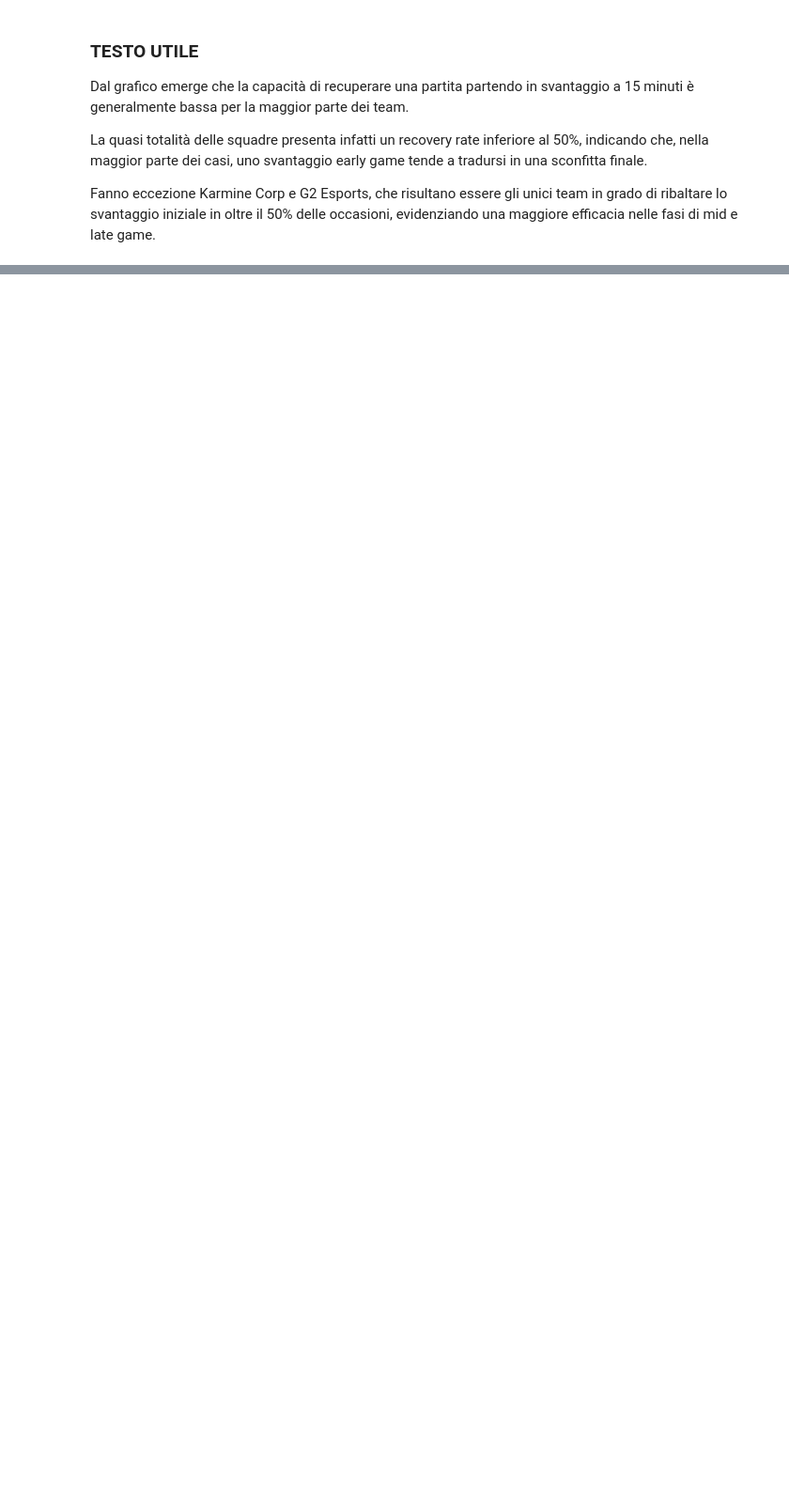
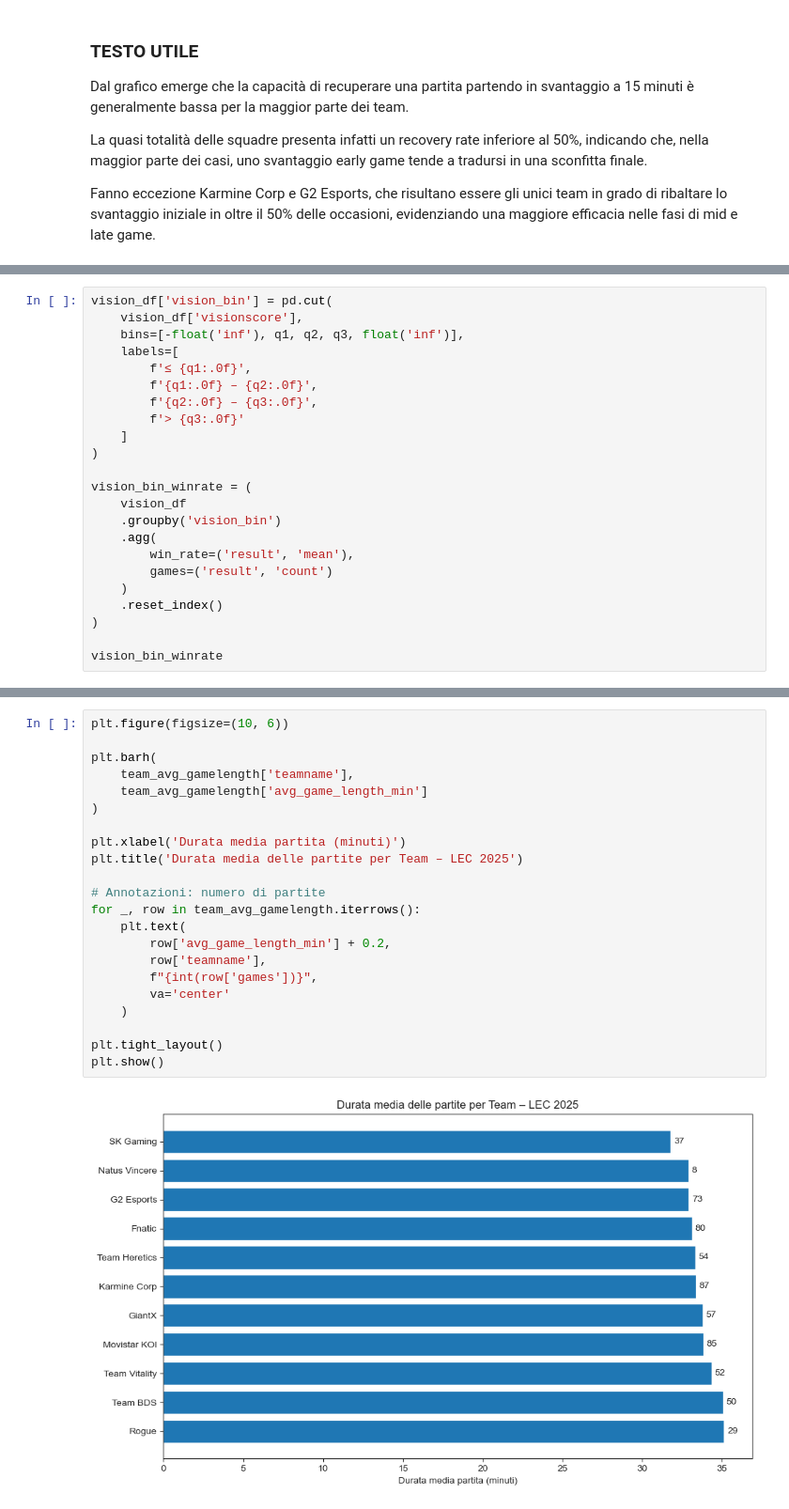
Before and after one commit to AnalystEca/G2-project-analysis, a Jupyter notebook: G2_analisi.ipynb, the cells around one changed output, grey strips where cells are left out. Shown at 94% size. Cells and saved outputs as stored; diff of their text form; blank space fills up the shorter version.

```diff
--- a/G2_analisi.ipynb
+++ b/G2_analisi.ipynb
@@ -1107,0 +1283,23 @@ Fanno eccezione Karmine Corp e G2 Esports, che risultano essere gli unici team i
+# %%
+vision_df['vision_bin'] = pd.cut(
+    vision_df['visionscore'],
+    bins=[-float('inf'), q1, q2, q3, float('inf')],
+    labels=[
+        f'≤ {q1:.0f}',
+        f'{q1:.0f} – {q2:.0f}',
+        f'{q2:.0f} – {q3:.0f}',
+        f'> {q3:.0f}'
+    ]
+)
+
+vision_bin_winrate = (
+    vision_df
+    .groupby('vision_bin')
+    .agg(
+        win_rate=('result', 'mean'),
+        games=('result', 'count')
+    )
+    .reset_index()
+)
+
+vision_bin_winrate
@@ -1107,0 +1387,24 @@ Fanno eccezione Karmine Corp e G2 Esports, che risultano essere gli unici team i
+# %%
+plt.figure(figsize=(10, 6))
+
+plt.barh(
+    team_avg_gamelength['teamname'],
+    team_avg_gamelength['avg_game_length_min']
+)
+
+plt.xlabel('Durata media partita (minuti)')
+plt.title('Durata media delle partite per Team – LEC 2025')
+
+# Annotazioni: numero di partite
+for _, row in team_avg_gamelength.iterrows():
+    plt.text(
+        row['avg_game_length_min'] + 0.2,
+        row['teamname'],
+        f"{int(row['games'])}",
+        va='center'
+    )
+
+plt.tight_layout()
+plt.show()
+# %% [output]
+[figure, added]
```
Also changed, not shown: parts of 19 cells of this notebook, 1 other file.
